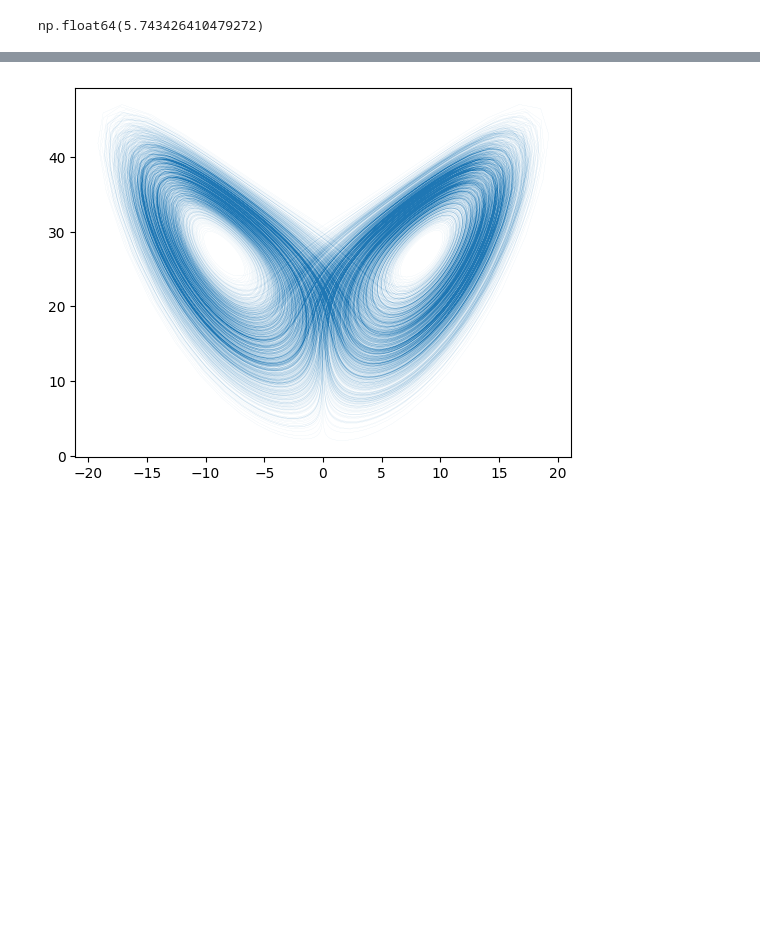
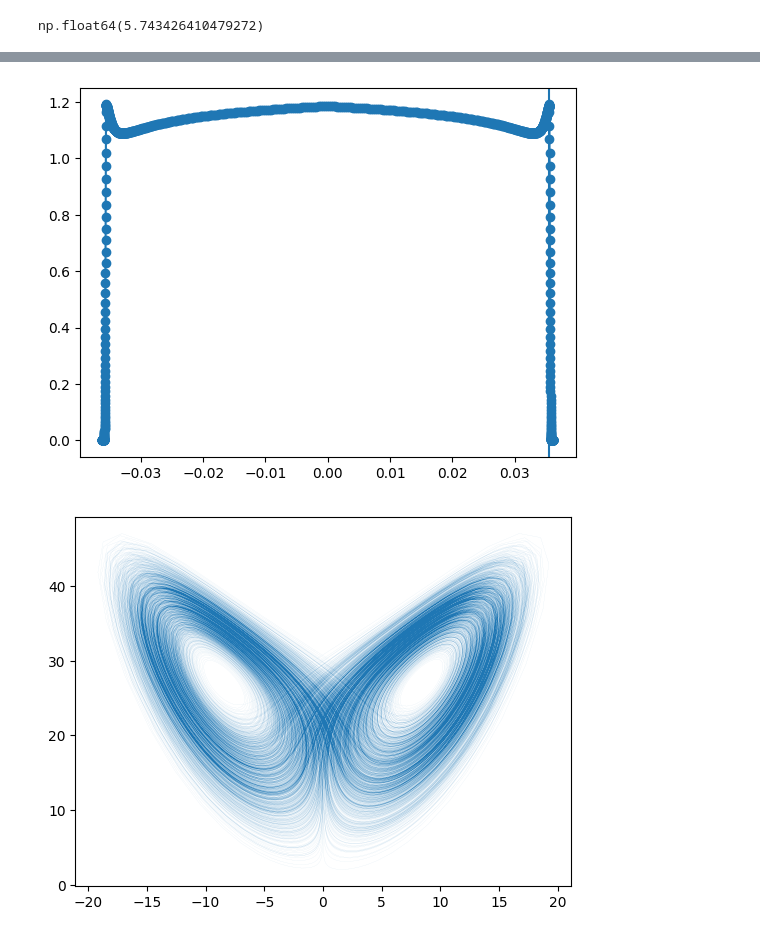
Before and after one commit to AntonioCCosta/DPG_PhysicsBehavior_2026, a Jupyter notebook: notebooks/notebook_1.ipynb, the cells around one changed output, grey strips where cells are left out. Saved outputs shown, nothing was run; the diff lists cells and outputs as text; code cells hidden in the pictures; blank space fills up the shorter version.

```diff
--- a/notebooks/notebook_1.ipynb
+++ b/notebooks/notebook_1.ipynb
@@ -414,0 +418,2 @@ plt.show()
+# %%
+cr,rho_sets,ms,idx,km_labels = cgm.optimal_partition(phi2,pi,P_tau,return_rho=True)
@@ -415,3 +428,9 @@ plt.show()
+# %%
+plt.plot(cr,np.min(rho_sets,axis=1),marker='o')
+plt.axvline(cr[idx])
+plt.show()
+# %% [output]
+[figure, added]
 # %%
 from scipy.integrate import odeint
 
```
Also changed, not shown: parts of 9 cells of this notebook.
